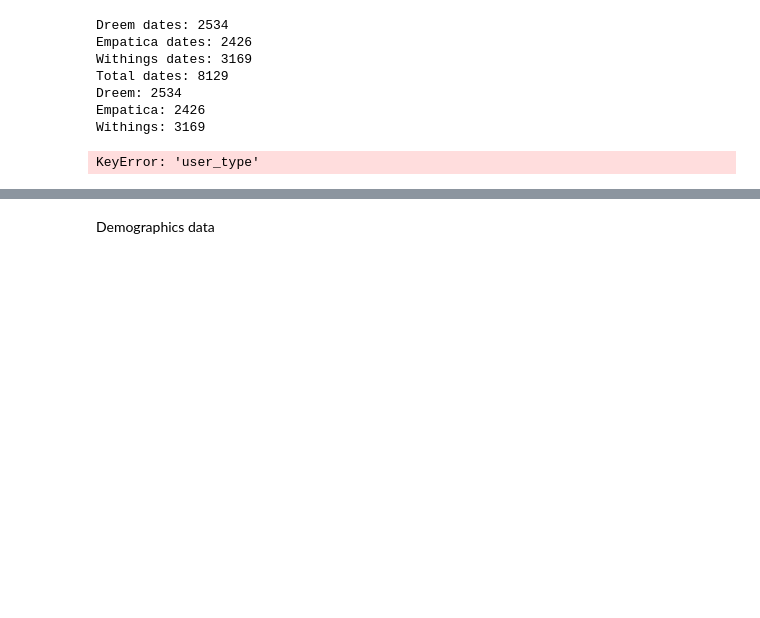
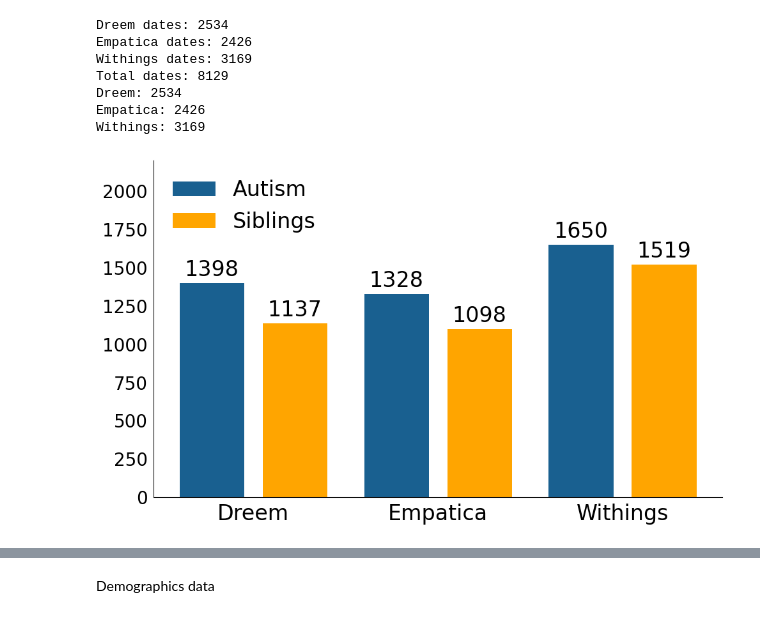
Before and after one commit to Dinstein-Lab/SSP_manuscript, a Jupyter notebook: notebooks/Figure1 Data Summary.ipynb, the cells around one changed output, grey strips where cells are left out. Saved outputs shown, nothing was run; the diff lists cells and outputs as text; code cells hidden in the pictures; blank space fills up the shorter version.

```diff
--- a/notebooks/Figure1 Data Summary.ipynb
+++ b/notebooks/Figure1 Data Summary.ipynb
@@ -97,11 +97,6 @@ Empatica: 2426
 Withings: 3169
 # %%
 # Plot the nights recorded per device:
-
-# Remove duplicates:
-df_dreem = df_dreem.drop_duplicates(['subject','date'])
-df_empatica = df_empatica.drop_duplicates(['subject','date'])
-df_withings = df_withings.drop_duplicates(['subject','date'])
 
 # Function to count rows and relabel user_type
 def process_data(df, user_type_col='user_type'):
@@ -136,34 +131,34 @@ siblings_positions = x + bar_width / 2 + gap / 2
 
 # Create the bar plot
 fig, ax = plt.subplots(figsize=(10, 6))
 bars_aut = ax.bar(autism_positions, autism_counts, width=bar_width, label='Autism', color='#196090')
 bars_sib = ax.bar(siblings_positions, siblings_counts, width=bar_width, label='Siblings', color='#FFA500')
 aut_bar_labels = ax.bar_label(bars_aut, label_type='edge', padding=3, fontsize=24)
 sib_bar_labels = ax.bar_label(bars_sib, label_type='edge', padding=3, fontsize=24)
 
 # Add labels and title
 
 ax.set_xticks(x)
 ax.set_xticklabels(devices, fontsize=24)
 ax.tick_params(axis='y', labelsize=20)
 ax.legend(fontsize=24, loc='upper left', frameon=False)
 
 # Set y axis to 0-1800
 ax.set_ylim(0, 2200)
 
 # Remove tick markers
 ax.yaxis.set_ticks_position('none')
 ax.xaxis.set_ticks_position('none')
 
 # Remove top and right sides of the frame
 ax.spines['right'].set_visible(False)
 ax.spines['top'].set_visible(False)
 
 # Adjust layout and show plot
 plt.tight_layout()
 plt.show()
 # %% [output]
-KeyError: 'user_type'
+[figure, added]
 # %%
 # Create a DataFrame for plotting
 data = {
```
Also changed, not shown: parts of 4 cells of this notebook, 11 other files.
